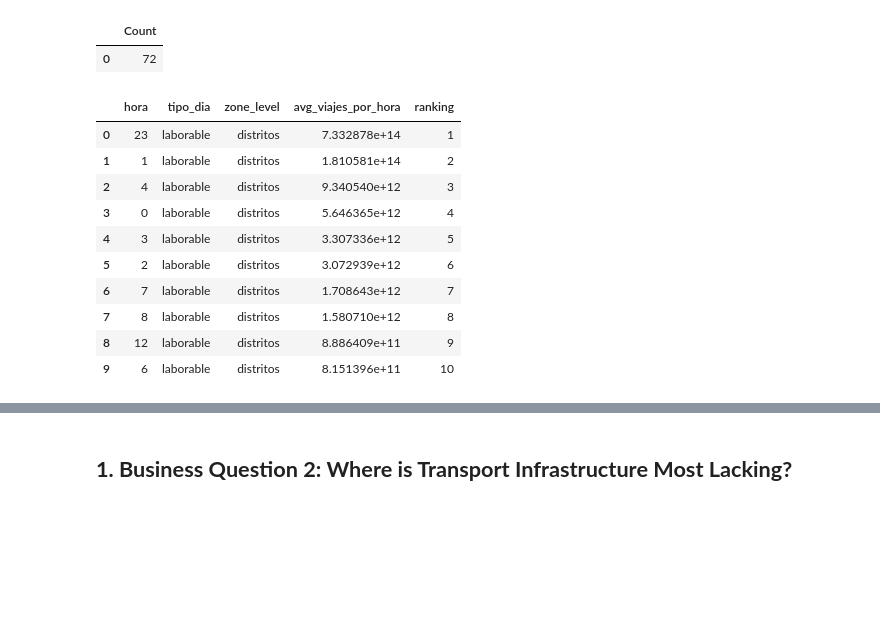
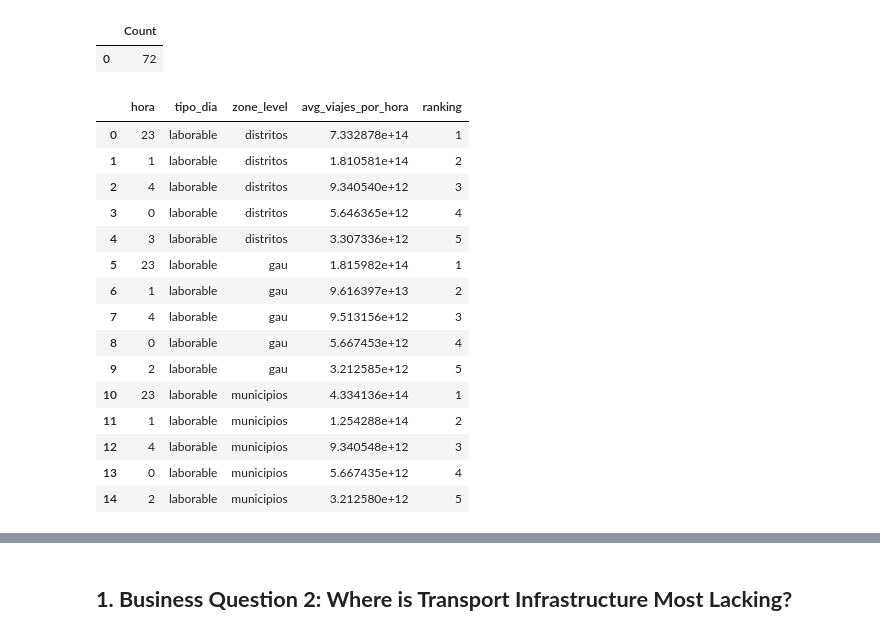
Before and after one commit to bgramaje/muceim-bigdata_project, a Jupyter notebook: notebooks/layers/gold_v2.ipynb, the cells around one changed output, grey strips where cells are left out. Cells and saved outputs as stored; diff of their text form; code cells hidden in the pictures; blank space fills up the shorter version.

```diff
--- a/notebooks/layers/gold_v2.ipynb
+++ b/notebooks/layers/gold_v2.ipynb
@@ -66,34 +89,38 @@ SQL("""
 # %%
 SQL("""
 WITH ranking_horas AS (
     SELECT
         hora,
         tipo_dia,
         zone_level,
         avg_viajes_por_hora,
         RANK() OVER (
             PARTITION BY tipo_dia, zone_level
             ORDER BY avg_viajes_por_hora DESC
         ) as ranking
     FROM gold_typical_day_patterns
 )
 
 SELECT *
 FROM ranking_horas
-WHERE ranking <= 10
-    AND zone_level = 'distritos'
-ORDER BY tipo_dia, ranking;
+WHERE ranking <= 5
+ORDER BY zone_level, tipo_dia, ranking;
 """)
 # %% [output]
 |  | hora | tipo_dia | zone_level | avg_viajes_por_hora | ranking |
 | 0 | 23 | laborable | distritos | 7.332878e+14 | 1 |
 | 1 | 1 | laborable | distritos | 1.810581e+14 | 2 |
 | 2 | 4 | laborable | distritos | 9.340540e+12 | 3 |
 | 3 | 0 | laborable | distritos | 5.646365e+12 | 4 |
 | 4 | 3 | laborable | distritos | 3.307336e+12 | 5 |
-| 5 | 2 | laborable | distritos | 3.072939e+12 | 6 |
-| 6 | 7 | laborable | distritos | 1.708643e+12 | 7 |
-| 7 | 8 | laborable | distritos | 1.580710e+12 | 8 |
-| 8 | 12 | laborable | distritos | 8.886409e+11 | 9 |
-| 9 | 6 | laborable | distritos | 8.151396e+11 | 10 |
+| 5 | 23 | laborable | gau | 1.815982e+14 | 1 |
+| 6 | 1 | laborable | gau | 9.616397e+13 | 2 |
+| 7 | 4 | laborable | gau | 9.513156e+12 | 3 |
+| 8 | 0 | laborable | gau | 5.667453e+12 | 4 |
+| 9 | 2 | laborable | gau | 3.212585e+12 | 5 |
+| 10 | 23 | laborable | municipios | 4.334136e+14 | 1 |
+| 11 | 1 | laborable | municipios | 1.254288e+14 | 2 |
+| 12 | 4 | laborable | municipios | 9.340548e+12 | 3 |
+| 13 | 0 | laborable | municipios | 5.667435e+12 | 4 |
+| 14 | 2 | laborable | municipios | 3.212580e+12 | 5 |
 # %%
```
Also changed, not shown: parts of 6 cells of this notebook.
